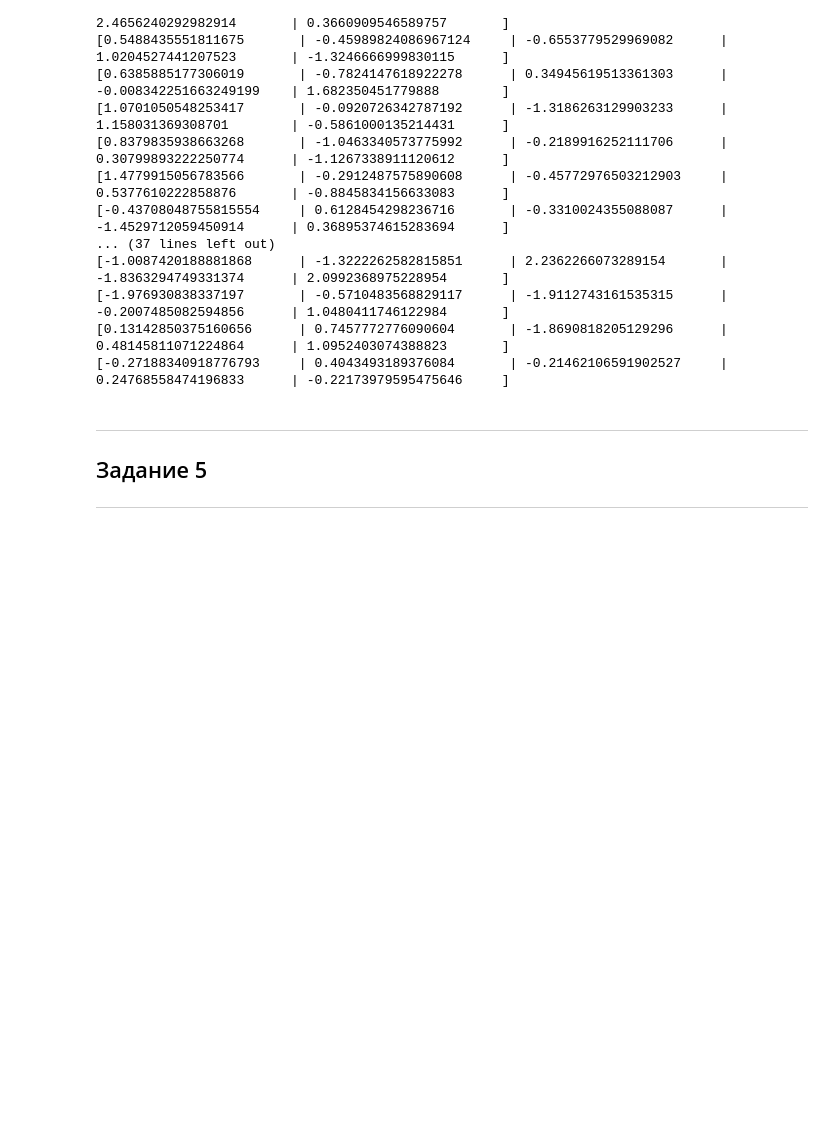
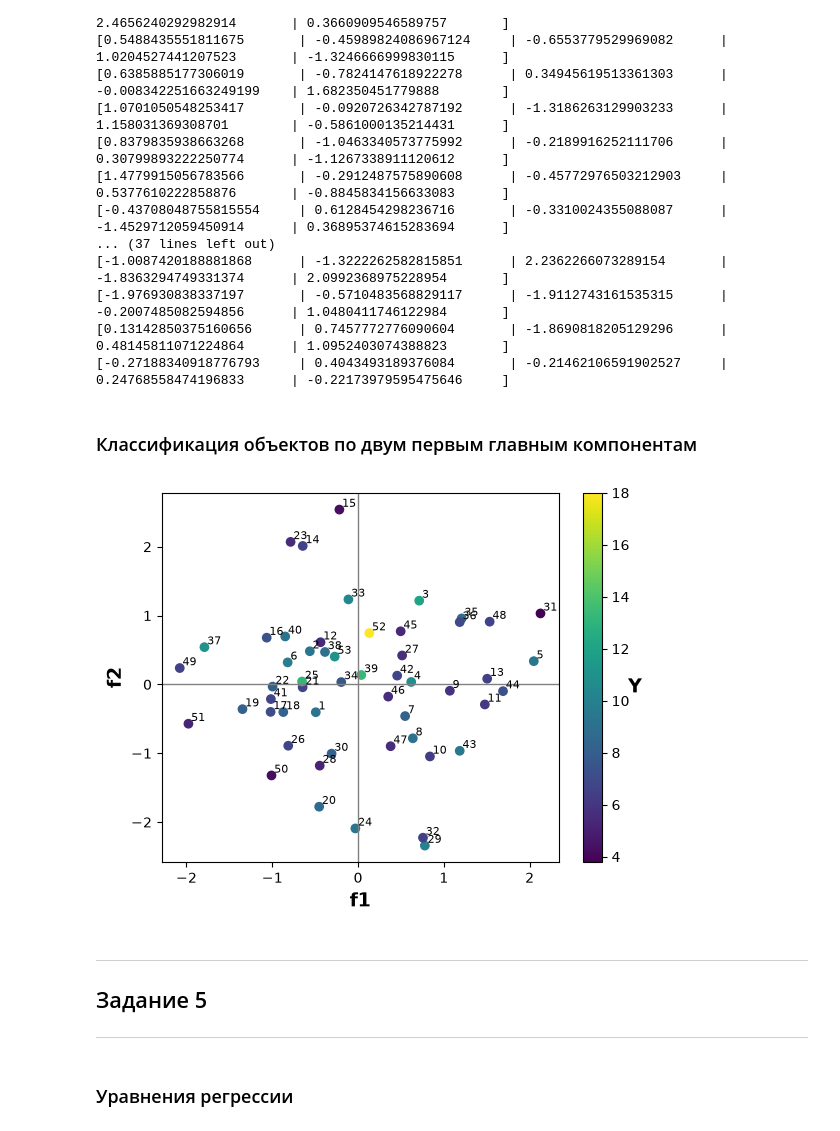
Before and after one commit to Cyber-Limon/Methods_of_statistical_data_processing___UUST, a Jupyter notebook: МСОИ, лабораторные работы/МСОИ, л.р. 3/MoSDP_3.ipynb, the cells around one changed output. Saved outputs shown, nothing was run; the diff lists cells and outputs as text; code cells hidden in the pictures; blank space fills up the shorter version.

```diff
--- a/МСОИ, лабораторные работы/МСОИ, л.р. 3/MoSDP_3.ipynb
+++ b/МСОИ, лабораторные работы/МСОИ, л.р. 3/MoSDP_3.ipynb
@@ -16,7 +18,7 @@ from MoSDP_operations import *
 # %% [markdown]
 ### Получение данных варианта
 # %%
-variant  = 15 # int(input("Введите номер варианта: "))
+variant  = int(input("Введите номер варианта: "))
 var_data = get_data(variant)
 # %% [markdown]
 ### Подготовка данных
@@ -152,13 +154,10 @@ print(f"Корни характеристического уравнения: {c
 # %%
-first_component = []
+print(f"{" " * 20} | Собственное значение | Свой вклад (%) | Суммарный вклад (%)")
+print("-" * 85)
 
 sum_l = 0
-for l in components:
-    if sum_l / k < 0.6:
-        sum_l += l
-        first_component.append(l)
-    else:
-        break
+for v in range(len(components)):
+    sum_l += components[v]
 
-print(f"Первые ({len(first_component)} << {k}) главные компоненты: {first_component}; вклад: {sum_l / k}")
+    print(f"Главная компонента {v + 1} | {components[v]:20.3f} | {components[v] / k * 100:14.2f} | {sum_l / k * 100:19.2f}")
 # %% [output]
@@ -244,7 +249,30 @@ matrix_output(F)
 [-1.976930838337197       | -0.5710483568829117      | -1.9112743161535315      | -0.2007485082594856      | 1.0480411746122984       ]
 [0.13142850375160656      | 0.7457772776090604       | -1.8690818205129296      | 0.48145811071224864      | 1.0952403074388823       ]
 [-0.27188340918776793     | 0.4043493189376084       | -0.21462106591902527     | 0.24768558474196833      | -0.22173979595475646     ]
+# %% [markdown]
+### Классификация объектов по двум первым главным компонентам
+# %%
+f1, f2 = transpose(F)[0], transpose(F)[1]
+
+schedule = plt.scatter(f1, f2, c=Y, cmap='viridis')
+label    = plt.colorbar(schedule)
+label.set_label("Y", fontsize=14, fontweight='bold', rotation=0)
+
+plt.axhline(0, color='gray', linewidth=1)
+plt.axvline(0, color='gray', linewidth=1)
+
+plt.xlabel("f1", fontsize=14, fontweight='bold')
+plt.ylabel("f2", fontsize=14, fontweight='bold')
+
+for i in range(n):
+    plt.annotate(str(i + 1), (f1[i], f2[i]), textcoords="offset points", xytext=(2, 2), fontsize=8)
+
+plt.show()
+# %% [output]
+[figure, added]
 # %% [markdown]
 ---
 ## Задание 5
 ---
+# %% [markdown]
+### Уравнения регрессии
```
Also changed, not shown: parts of 4 cells of this notebook.
